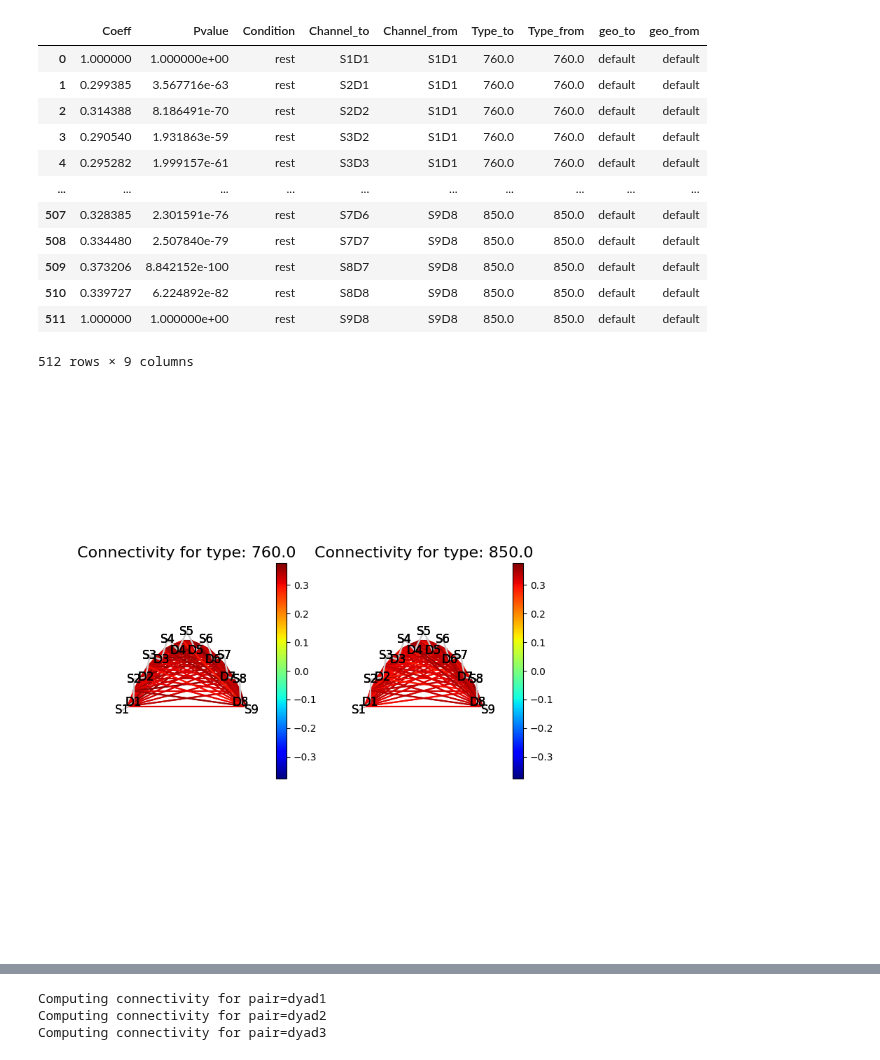
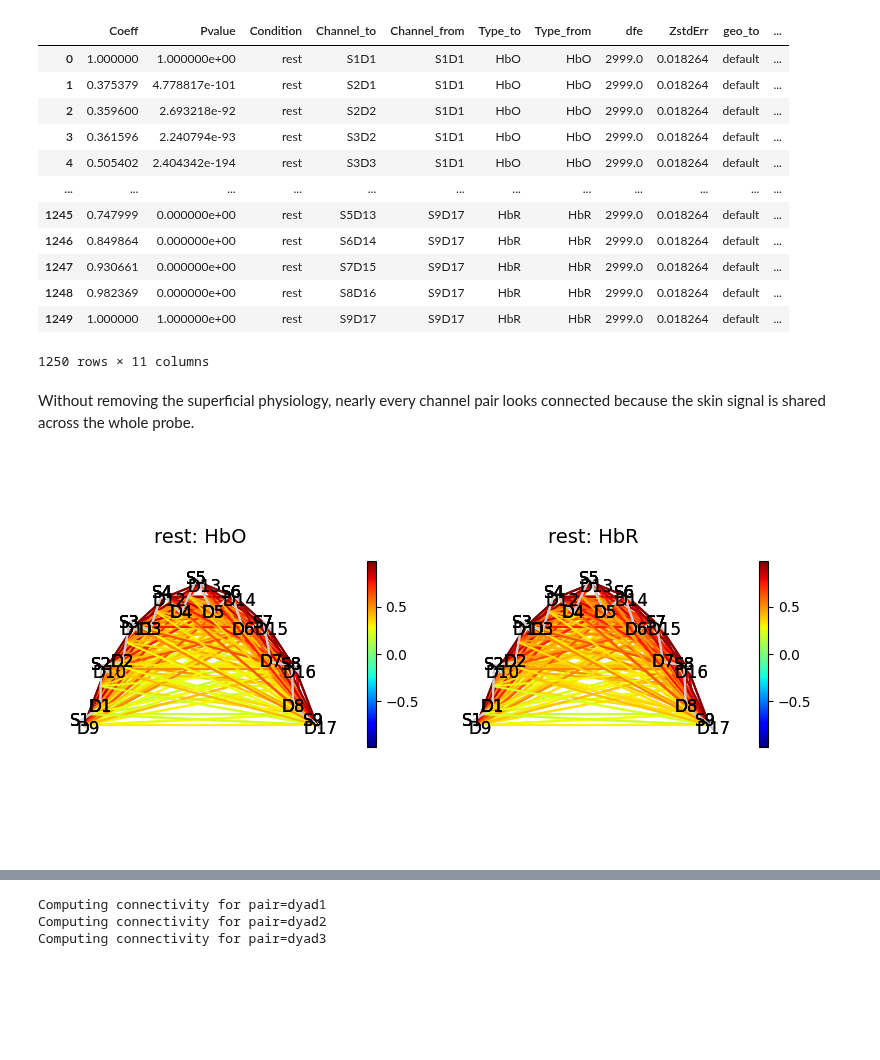
Before and after one commit to huppertt/pyNIRS_toolbox, a Jupyter notebook: examples/09_RestingStateConnectivity.ipynb, the cells around one changed output, grey strips where cells are left out. Drawn from its saved outputs; the diff is of its cells as text; code cells hidden in the pictures; blank space fills up the shorter version.

```diff
--- a/examples/09_RestingStateConnectivity.ipynb
+++ b/examples/09_RestingStateConnectivity.ipynb
@@ -30,0 +31,4 @@ job.inputName = 'amp'
+# %%
+data, truth = simData.connectivity_shortsep(warped=True)
+print(data)
+print('Number of true connections:', int((truth.values != 0).sum() // 2))
@@ -30,0 +41,10 @@ job.inputName = 'amp'
+# %%
+job = prep.intensity_opticaldensity()
+job = prep.mbll(job)
+job = resting_state_connectivity(job)
+job.inputName = 'conc'
+job.outputName = 'conn_nocorrection'
+job.options['AR'] = 18
+job.options['robust'] = True
+job.options['short_separation_correction'] = False
+job.show()
@@ -31,22 +71,25 @@ job.inputName = 'amp'
 # %%
 data = job.run(data)
 # %%
-data['conn'].coef
+data['conn_nocorrection'].coef
 # %% [output]
-|  | Coeff | Pvalue | Condition | Channel_to | Channel_from | Type_to | Type_from | geo_to | geo_from |
-| 0 | 1.000000 | 1.000000e+00 | rest | S1D1 | S1D1 | 760.0 | 760.0 | default | default |
-| 1 | 0.299385 | 3.567716e-63 | rest | S2D1 | S1D1 | 760.0 | 760.0 | default | default |
-| 2 | 0.314388 | 8.186491e-70 | rest | S2D2 | S1D1 | 760.0 | 760.0 | default | default |
-| 3 | 0.290540 | 1.931863e-59 | rest | S3D2 | S1D1 | 760.0 | 760.0 | default | default |
-| 4 | 0.295282 | 1.999157e-61 | rest | S3D3 | S1D1 | 760.0 | 760.0 | default | default |
-| ... | ... | ... | ... | ... | ... | ... | ... | ... | ... |
-| 507 | 0.328385 | 2.301591e-76 | rest | S7D6 | S9D8 | 850.0 | 850.0 | default | default |
-| 508 | 0.334480 | 2.507840e-79 | rest | S7D7 | S9D8 | 850.0 | 850.0 | default | default |
-| 509 | 0.373206 | 8.842152e-100 | rest | S8D7 | S9D8 | 850.0 | 850.0 | default | default |
-| 510 | 0.339727 | 6.224892e-82 | rest | S8D8 | S9D8 | 850.0 | 850.0 | default | default |
-| 511 | 1.000000 | 1.000000e+00 | rest | S9D8 | S9D8 | 850.0 | 850.0 | default | default |
+|  | Coeff | Pvalue | Condition | Channel_to | Channel_from | Type_to | Type_from | dfe | ZstdErr | geo_to | ... |
+| 0 | 1.000000 | 1.000000e+00 | rest | S1D1 | S1D1 | HbO | HbO | 2999.0 | 0.018264 | default | ... |
+| 1 | 0.375379 | 4.778817e-101 | rest | S2D1 | S1D1 | HbO | HbO | 2999.0 | 0.018264 | default | ... |
+| 2 | 0.359600 | 2.693218e-92 | rest | S2D2 | S1D1 | HbO | HbO | 2999.0 | 0.018264 | default | ... |
+| 3 | 0.361596 | 2.240794e-93 | rest | S3D2 | S1D1 | HbO | HbO | 2999.0 | 0.018264 | default | ... |
+| 4 | 0.505402 | 2.404342e-194 | rest | S3D3 | S1D1 | HbO | HbO | 2999.0 | 0.018264 | default | ... |
+| ... | ... | ... | ... | ... | ... | ... | ... | ... | ... | ... | ... |
+| 1245 | 0.747999 | 0.000000e+00 | rest | S5D13 | S9D17 | HbR | HbR | 2999.0 | 0.018264 | default | ... |
+| 1246 | 0.849864 | 0.000000e+00 | rest | S6D14 | S9D17 | HbR | HbR | 2999.0 | 0.018264 | default | ... |
+| 1247 | 0.930661 | 0.000000e+00 | rest | S7D15 | S9D17 | HbR | HbR | 2999.0 | 0.018264 | default | ... |
+| 1248 | 0.982369 | 0.000000e+00 | rest | S8D16 | S9D17 | HbR | HbR | 2999.0 | 0.018264 | default | ... |
+| 1249 | 1.000000 | 1.000000e+00 | rest | S9D17 | S9D17 | HbR | HbR | 2999.0 | 0.018264 | default | ... |
-512 rows × 9 columns
+1250 rows × 11 columns
+# %% [markdown]
+Without removing the superficial physiology, nearly every channel pair looks connected because the skin signal
+is shared across the whole probe.
 # %%
-data['conn'].show(thres=0.0001, threshold_type='q')
+data['conn_nocorrection'].show(thres=0.05, threshold_type='q')
 # %% [output]
-[figure, old version]
+[figure, new version]
```
Also changed, not shown: parts of 28 cells of this notebook, 53 other files.
